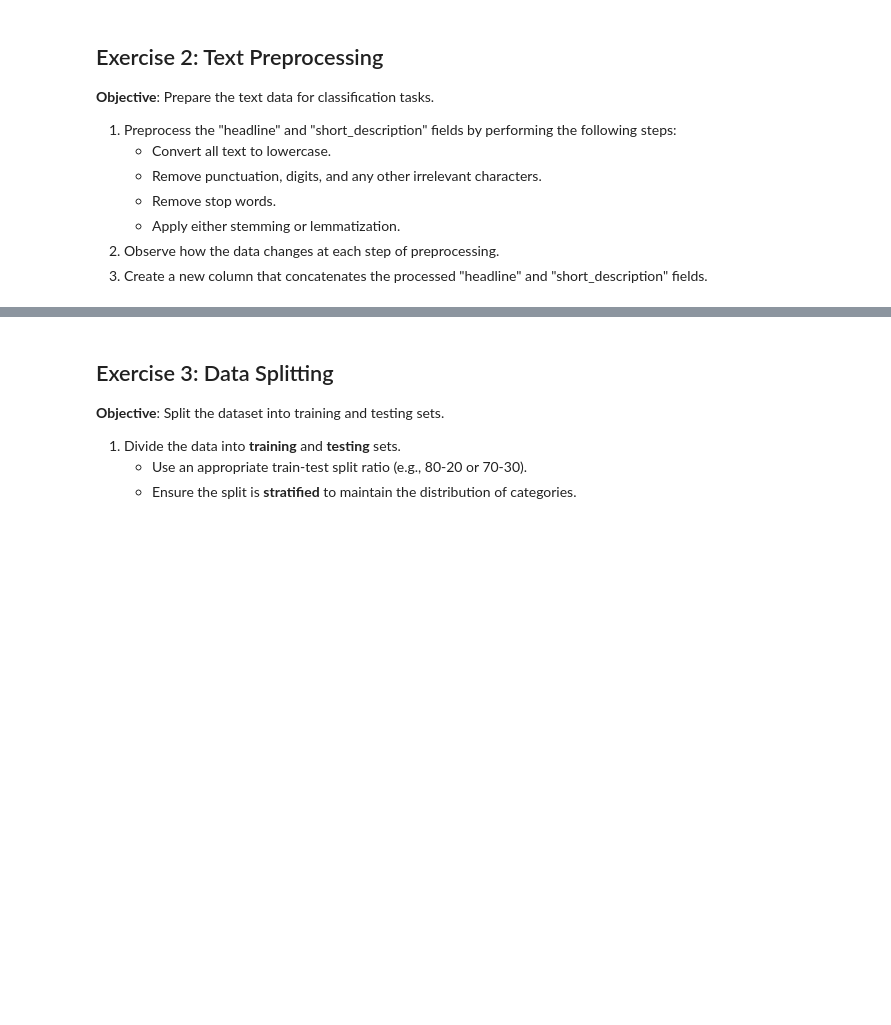
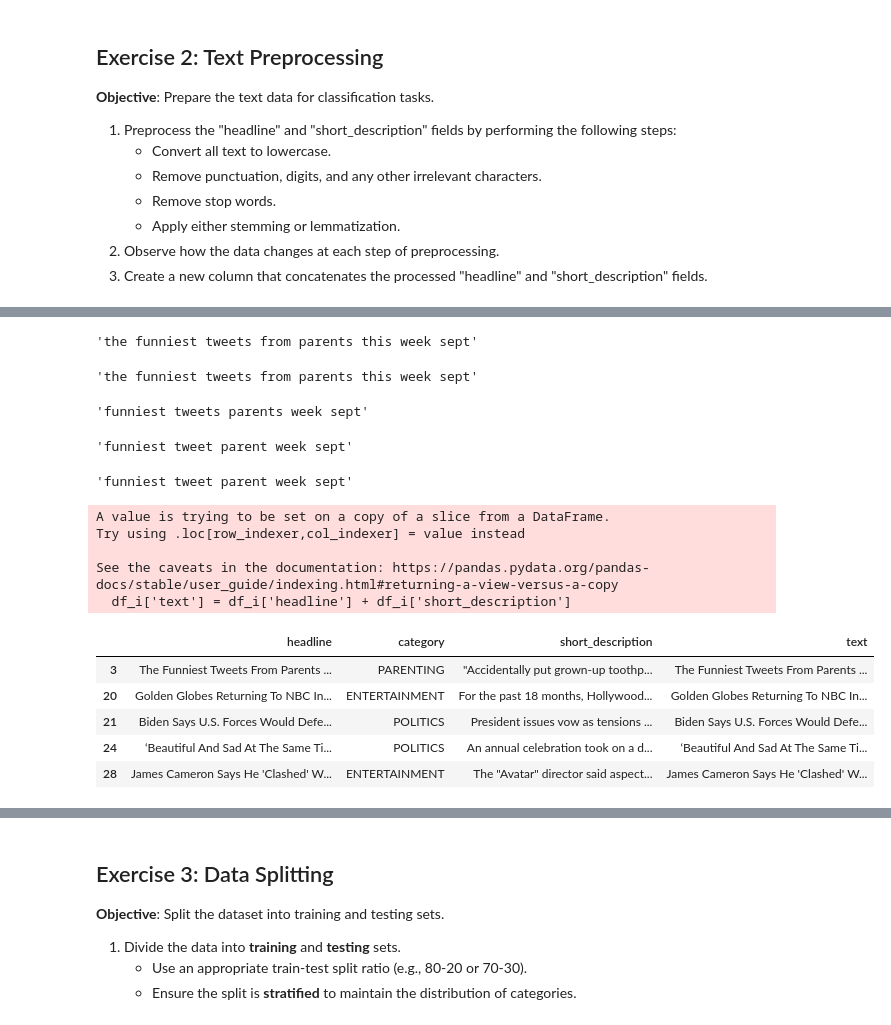
Before and after one commit to LCDA-UCP/tac-hands-on, a Jupyter notebook: exercises/session06-08/text_classification_exercises.ipynb, the cells around one changed output, grey strips where cells are left out. Drawn from its saved outputs; the diff is of its cells as text; code cells hidden in the pictures; blank space fills up the shorter version.

```diff
--- a/exercises/session06-08/text_classification_exercises.ipynb
+++ b/exercises/session06-08/text_classification_exercises.ipynb
@@ -108,0 +160,39 @@ plt.show()
+# %%
+process_text(df_i.iloc[0]['headline'])
+# %% [output]
+'the funniest tweets from parents this week sept'
+# %%
+iter1 = process_text(df_i.iloc[0]["headline"])
+iter1
+# %% [output]
+'the funniest tweets from parents this week sept'
+# %%
+iter2 = eliminate_stop_words(iter1)
+iter2
+# %% [output]
+'funniest tweets parents week sept'
+# %%
+iter3 = apply_stemming(iter2)
+iter3
+# %% [output]
+'funniest tweet parent week sept'
+# %%
+iter4 = apply_lemmatization(iter3)
+iter4
+# %% [output]
+'funniest tweet parent week sept'
+# %%
+df_i['text'] = df_i['headline'] + df_i['short_description']
+df_i.head()
+# %% [output]
+A value is trying to be set on a copy of a slice from a DataFrame.
+Try using .loc[row_indexer,col_indexer] = value instead
+
+See the caveats in the documentation: https://pandas.pydata.org/pandas-docs/stable/user_guide/indexing.html#returning-a-view-versus-a-copy
+  df_i['text'] = df_i['headline'] + df_i['short_description']
+|  | headline | category | short_description | text |
+| 3 | The Funniest Tweets From Parents ... | PARENTING | "Accidentally put grown-up toothp... | The Funniest Tweets From Parents ... |
+| 20 | Golden Globes Returning To NBC In... | ENTERTAINMENT | For the past 18 months, Hollywood... | Golden Globes Returning To NBC In... |
+| 21 | Biden Says U.S. Forces Would Defe... | POLITICS | President issues vow as tensions ... | Biden Says U.S. Forces Would Defe... |
+| 24 | ‘Beautiful And Sad At The Same Ti... | POLITICS | An annual celebration took on a d... | ‘Beautiful And Sad At The Same Ti... |
+| 28 | James Cameron Says He 'Clashed' W... | ENTERTAINMENT | The "Avatar" director said aspect... | James Cameron Says He 'Clashed' W... |
```
Also changed, not shown: parts of 3 cells of this notebook.
